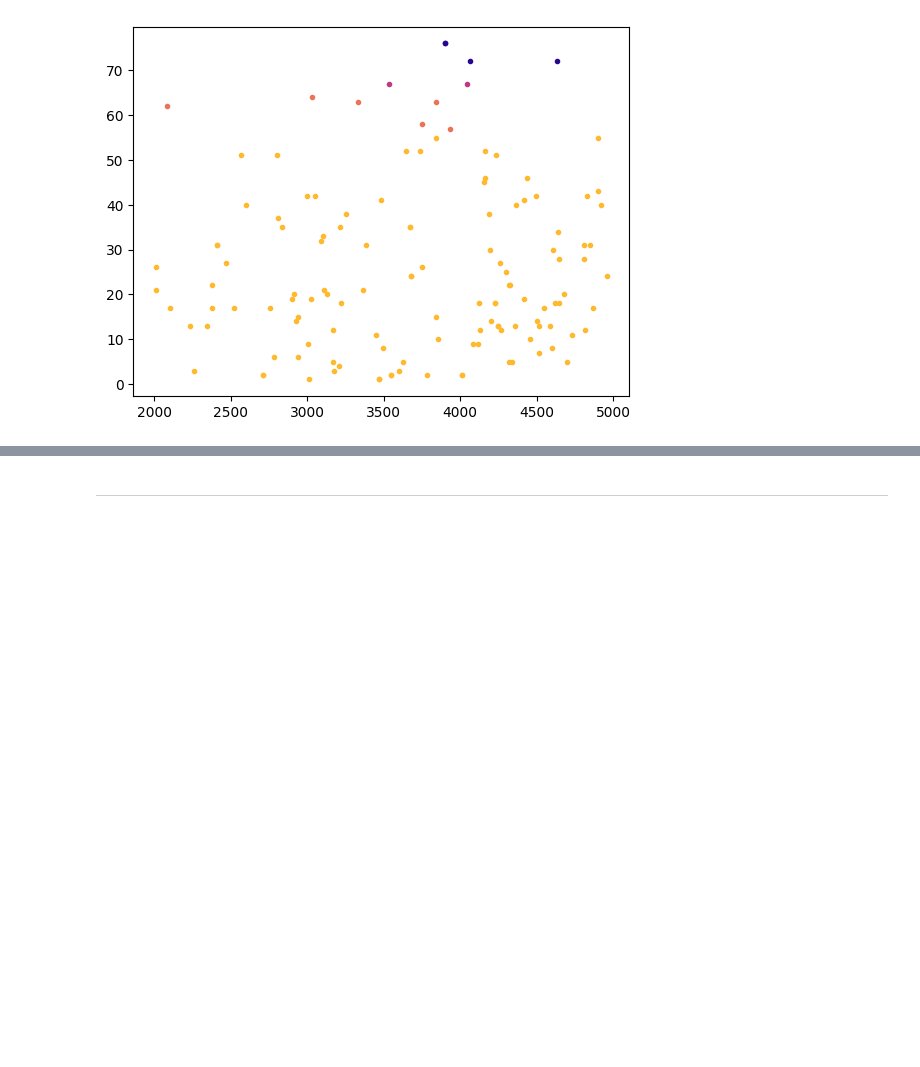
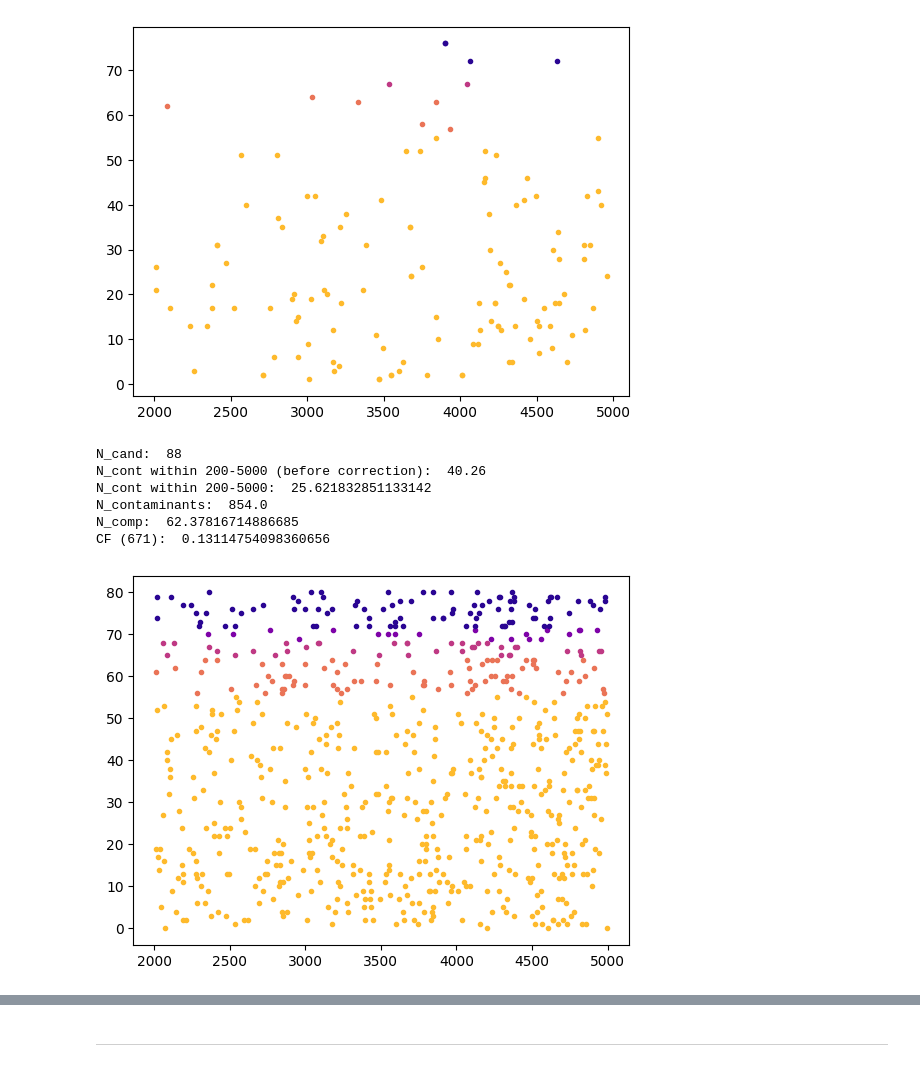
Before and after one commit to PrabhaniR/Artificial_Star_Test, a Jupyter notebook: CF.ipynb, the cells around one changed output, grey strips where cells are left out. Cells and saved outputs as stored; diff of their text form; code cells hidden in the pictures; blank space fills up the shorter version.

```diff
--- a/CF.ipynb
+++ b/CF.ipynb
@@ -378,3 +425,13 @@ N_cont within 200-5000:  5.68166555548629
 N_comp:  87.31833444451371
 CF (671):  0.13013164596797872
 [figure]
+# %%
+dmag, R, dist = CF(ra_f2, dec_f2, m_f2, i_yso)#plots dm*10 vs sep
+# %% [output]
+N_cand:  88
+N_cont within 200-5000 (before correction):  40.26
+N_cont within 200-5000:  25.621832851133142
+N_contaminants:  854.0
+N_comp:  62.37816714886685
+CF (671):  0.13114754098360656
+[figure, added]
```
Also changed, not shown: parts of 18 cells of this notebook.
